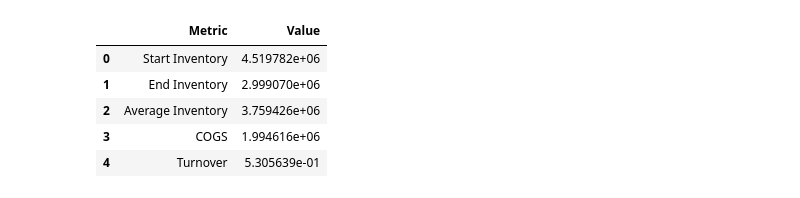
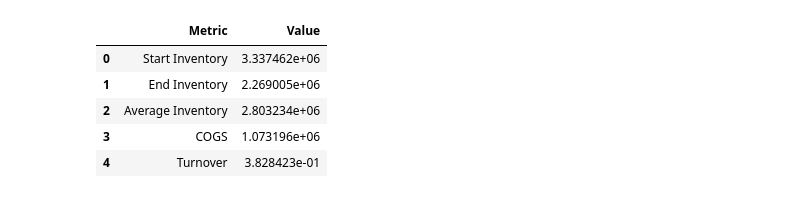
Before and after one commit to skyler22wilson/final_project, a Jupyter notebook: notebooks/data_cleaning.ipynb, the cells around one changed output. Saved outputs shown, nothing was run; the diff lists cells and outputs as text; code cells hidden in the pictures.

Commit message:
Fixed the turnover calc by using qty ordered rather than qty recieved

```diff
--- a/notebooks/data_cleaning.ipynb
+++ b/notebooks/data_cleaning.ipynb
@@ -3,6 +3,9 @@ import pandas as pd
 import numpy as np
 # %%
 parts_data = pd.read_csv('/Users/skylerwilson/Desktop/Lighthouse_Labs/Projects/final_project/data/Project_Data/parts_data.csv')
+parts_data.drop(columns=['Quantity Received YTD'], inplace=True)
+
+parts_data.drop_duplicates(subset=['Part Number'], inplace=True)
 # %%
 parts_data['Cost Per Unit'] = parts_data['Price'] - parts_data['Margin']
 parts_data['Total Cost'] = parts_data['Cost Per Unit'] * abs(parts_data['Quantity'])
@@ -223,44 +282,44 @@ parts_data['Margin %'] = (parts_data['Margin'] / parts_data['Price']) * 100
 # Calculate the required metrics in the parts_data DataFrame
 total_cogs = round((parts_data['Cost Per Unit'] * parts_data['Sales - This Year']).sum(), 2)
 total_end_inventory = round((parts_data['Price'] * parts_data['Quantity']).sum(), 2)
-total_start_inventory = (total_end_inventory - parts_data['Quantity Received YTD'].sum()) + total_cogs
+total_start_inventory = (total_end_inventory - parts_data['Quantity Ordered YTD'].sum()) + total_cogs
 avg_total_inventory = round((total_start_inventory + total_end_inventory) / 2, 2)
 total_turnover = total_cogs / avg_total_inventory if avg_total_inventory > 0 else 0
 
 # Create a list of dictionaries for the tabular chart
 data = [
     {
         "Metric": "Start Inventory",
         "Value": total_start_inventory
     },
     {
         "Metric": "End Inventory",
         "Value": total_end_inventory
     },
     {
         "Metric": "Average Inventory",
         "Value": avg_total_inventory
     },
     {
         "Metric": "COGS",
         "Value": total_cogs
     },
     {
         "Metric": "Turnover",
         "Value": total_turnover
     }
 ]
 
 # Print the tabular chart
 table = pd.DataFrame(data, columns=['Metric', 'Value'])
 table
 # %% [output]
 |  | Metric | Value |
-| 0 | Start Inventory | 4.519782e+06 |
-| 1 | End Inventory | 2.999070e+06 |
-| 2 | Average Inventory | 3.759426e+06 |
-| 3 | COGS | 1.994616e+06 |
-| 4 | Turnover | 5.305639e-01 |
+| 0 | Start Inventory | 3.337462e+06 |
+| 1 | End Inventory | 2.269005e+06 |
+| 2 | Average Inventory | 2.803234e+06 |
+| 3 | COGS | 1.073196e+06 |
+| 4 | Turnover | 3.828423e-01 |
 # %%
 def create_supplier_dataframe(dataframe, suppliers=None):
     """
```
Also changed, not shown: parts of 15 cells of this notebook, 8 other files.
